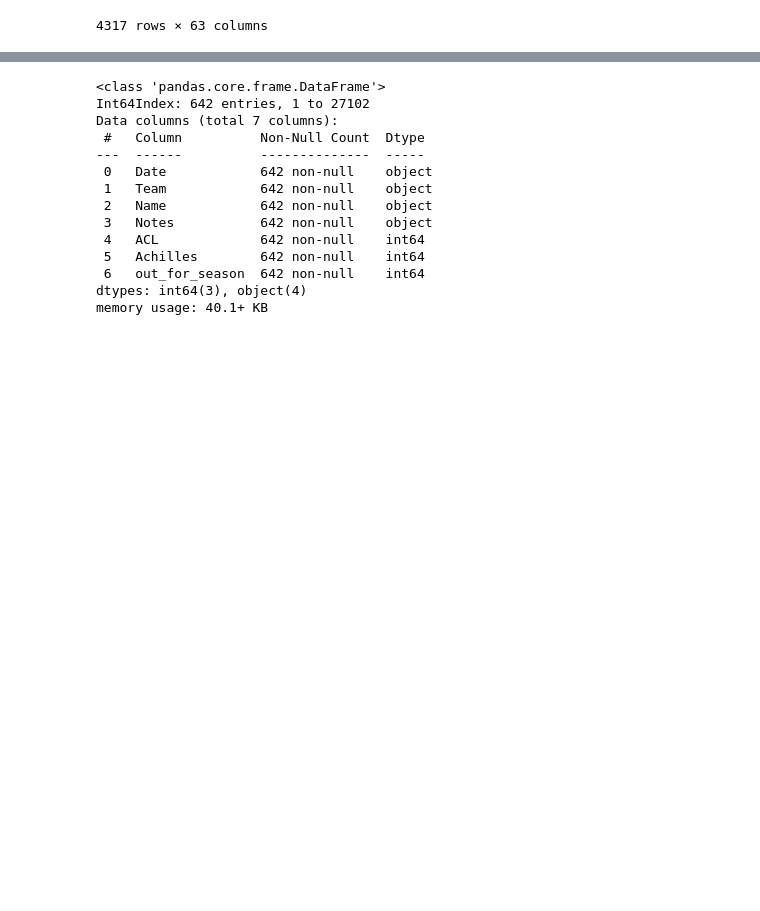
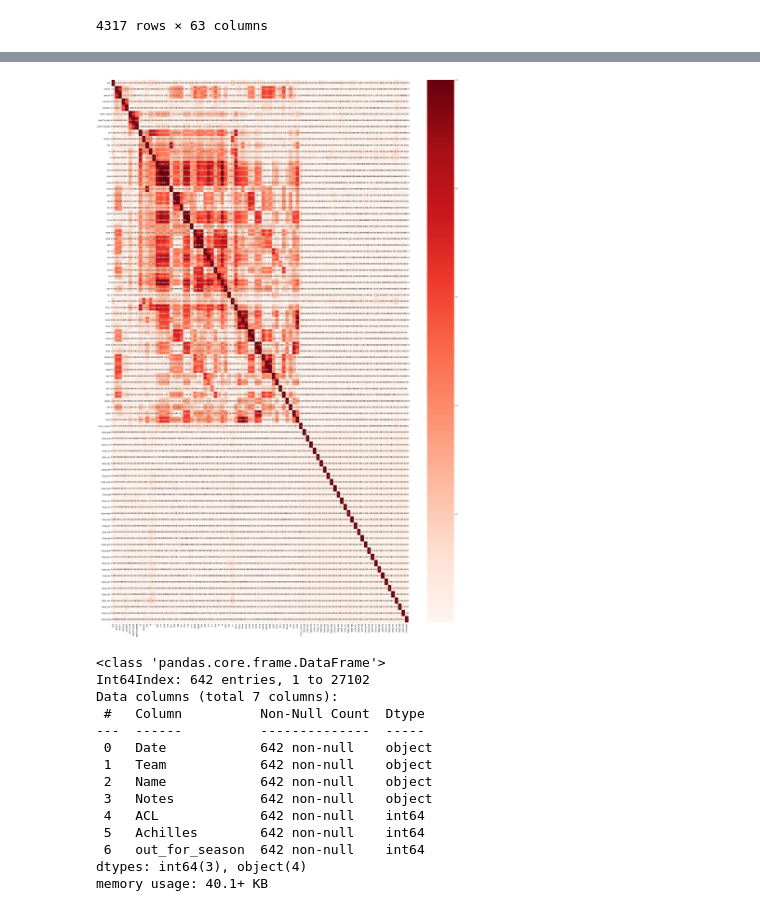
Before and after one commit to RH3421/Reducing_NBA_Injuries, a Jupyter notebook: Firstpass.ipynb, the cells around one changed output, grey strips where cells are left out. Drawn from its saved outputs; the diff is of its cells as text; code cells hidden in the pictures; blank space fills up the shorter version.

```diff
--- a/Firstpass.ipynb
+++ b/Firstpass.ipynb
@@ -309,0 +349,5 @@ df_con
+# %%
+# Binary bin College = 1 , no College = 0
+df_con.COLLEGE.replace(to_replace='None', value=0, inplace=True)
+df_con.loc[df_con['COLLEGE'] != 0, 'COLLEGE'] = 1
+df_con['COLLEGE'] = df_con['COLLEGE'].astype(int)
@@ -309,0 +360,4 @@ df_con
+# %%
+# Replace Undrafted and Nan with 0
+df_con.replace(to_replace='Undrafted', value=0, inplace=True)
+df_con.fillna(0, inplace=True)
@@ -309,0 +410,4 @@ df_con
+# %%
+# Dummify Teams
+df_con = pd.get_dummies(df_con, columns=['TEAM'], drop_first=True)
+df_con
@@ -310,3 +428,14 @@ df_con
+# %%
+# Label X and y
+y = df_con.out_for_season
+X = df_con.drop(['Name', 'Date', 'Team', 'Notes','ACL', 'Achilles'], axis=1)
+# %%
+# Heatmap to display correlations in data
+corr = X.corr().abs()
+fig, ax=plt.subplots(figsize=(40,60))
+sns.heatmap(corr, cmap='Reds', annot=True);
+# %% [output]
+[figure, added]
 # %%
 injury_df = df[(df['Notes'].str.contains('tear|torn|rupture', case=False))]
 injury_df.info()
```
Also changed, not shown: parts of 17 cells of this notebook, 4 other files.
